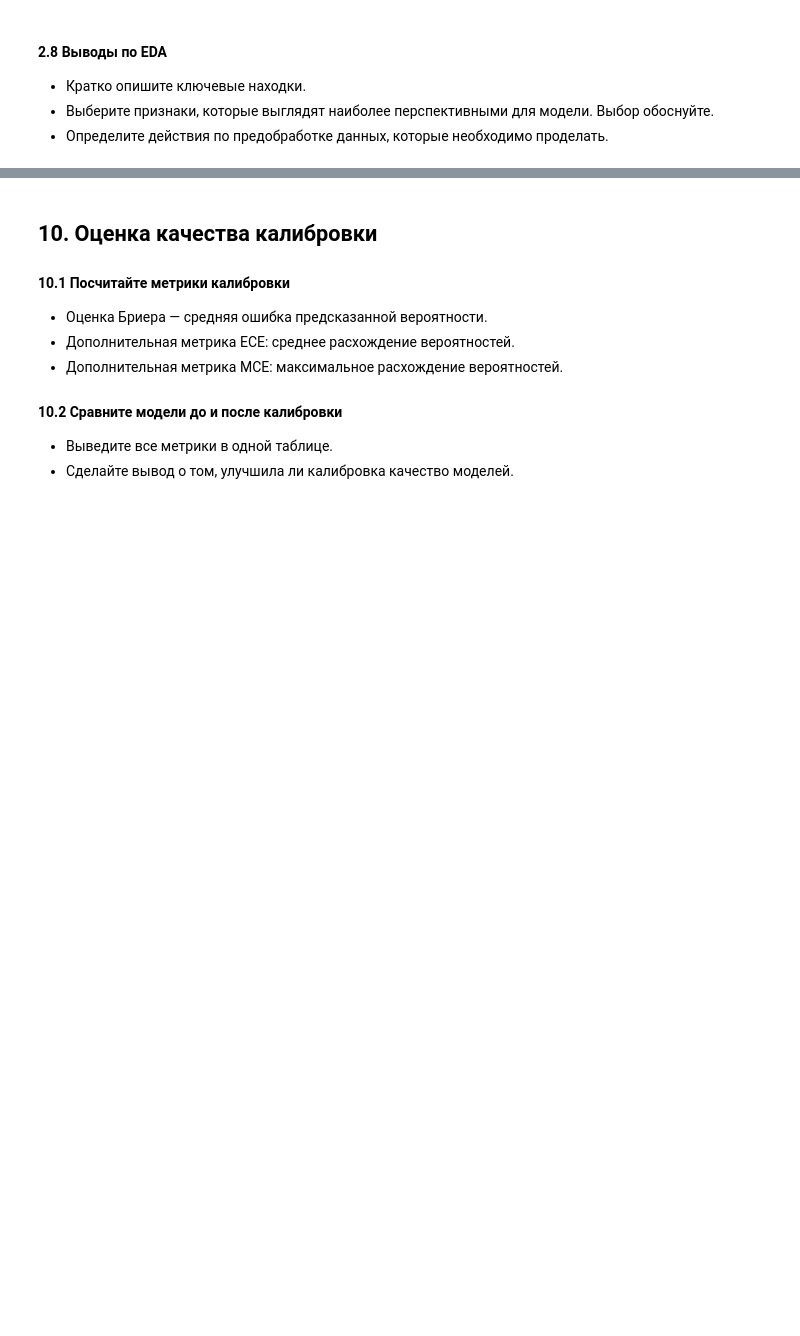
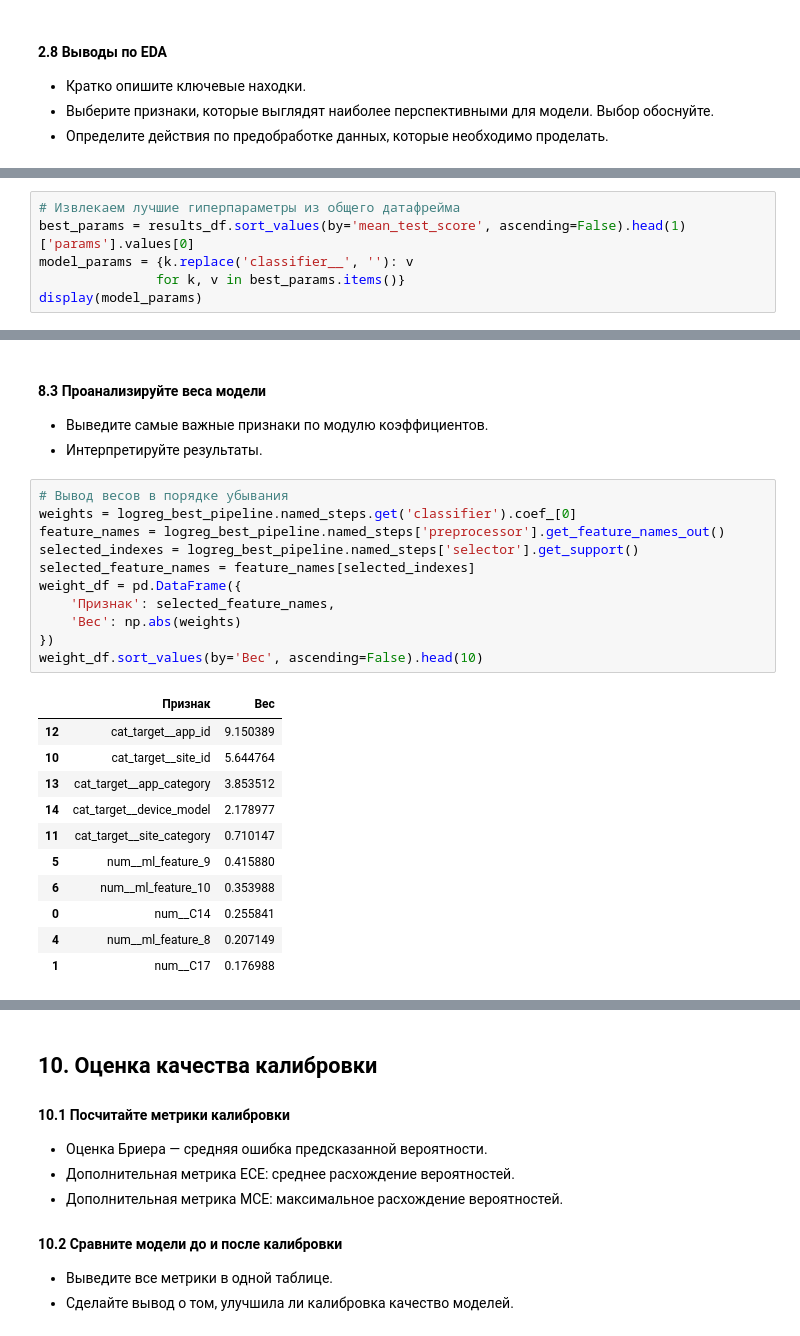
Before and after one commit to msesemov/DS_SVM_sprint_12, a Jupyter notebook: db5c0999-b3ac-41f4-b5f0-ab81a17a3c21.ipynb, the cells around one changed output, grey strips where cells are left out. Saved outputs shown, nothing was run; the diff lists cells and outputs as text; blank space fills up the shorter version.

```diff
--- a/db5c0999-b3ac-41f4-b5f0-ab81a17a3c21.ipynb
+++ b/db5c0999-b3ac-41f4-b5f0-ab81a17a3c21.ipynb
@@ -664,0 +1141,6 @@ df = df.drop(columns=['ml_feature_2', 'ml_feature_3', 'ml_feature_4', 'site_doma
+# %%
+# Извлекаем лучшие гиперпараметры из общего датафрейма
+best_params = results_df.sort_values(by='mean_test_score', ascending=False).head(1)['params'].values[0]
+model_params = {k.replace('classifier__', ''): v
+               for k, v in best_params.items()}
+display(model_params)
@@ -664,0 +1204,27 @@ df = df.drop(columns=['ml_feature_2', 'ml_feature_3', 'ml_feature_4', 'site_doma
+# %% [markdown]
+#### 8.3 Проанализируйте веса модели
+- Выведите самые важные признаки по модулю коэффициентов.
+- Интерпретируйте результаты.
+# %%
+# Вывод весов в порядке убывания
+weights = logreg_best_pipeline.named_steps.get('classifier').coef_[0]
+feature_names = logreg_best_pipeline.named_steps['preprocessor'].get_feature_names_out()
+selected_indexes = logreg_best_pipeline.named_steps['selector'].get_support()
+selected_feature_names = feature_names[selected_indexes]
+weight_df = pd.DataFrame({
+    'Признак': selected_feature_names,
+    'Вес': np.abs(weights)
+})
+weight_df.sort_values(by='Вес', ascending=False).head(10)
+# %% [output]
+|  | Признак | Вес |
+| 12 | cat_target__app_id | 9.150389 |
+| 10 | cat_target__site_id | 5.644764 |
+| 13 | cat_target__app_category | 3.853512 |
+| 14 | cat_target__device_model | 2.178977 |
+| 11 | cat_target__site_category | 0.710147 |
+| 5 | num__ml_feature_9 | 0.415880 |
+| 6 | num__ml_feature_10 | 0.353988 |
+| 0 | num__C14 | 0.255841 |
+| 4 | num__ml_feature_8 | 0.207149 |
+| 1 | num__C17 | 0.176988 |
```
Also changed, not shown: parts of 79 cells of this notebook.
